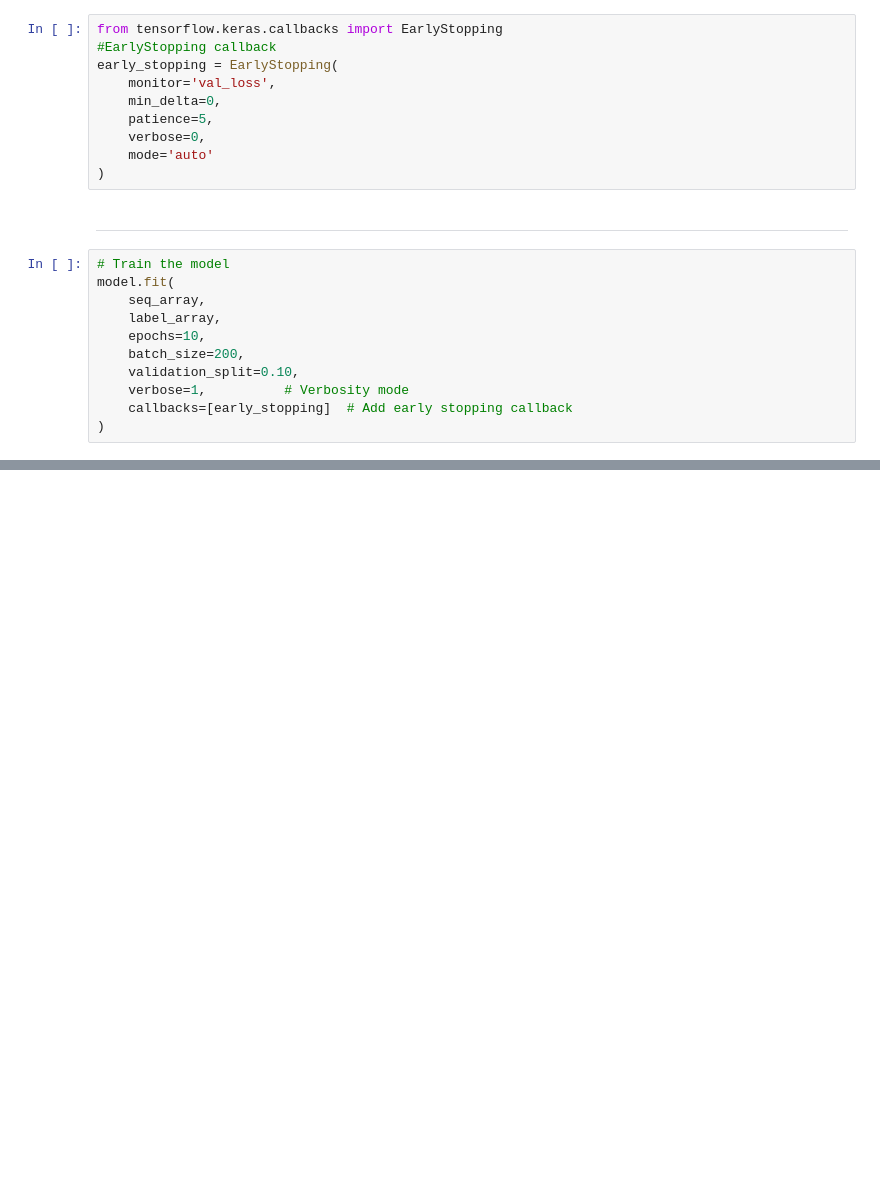
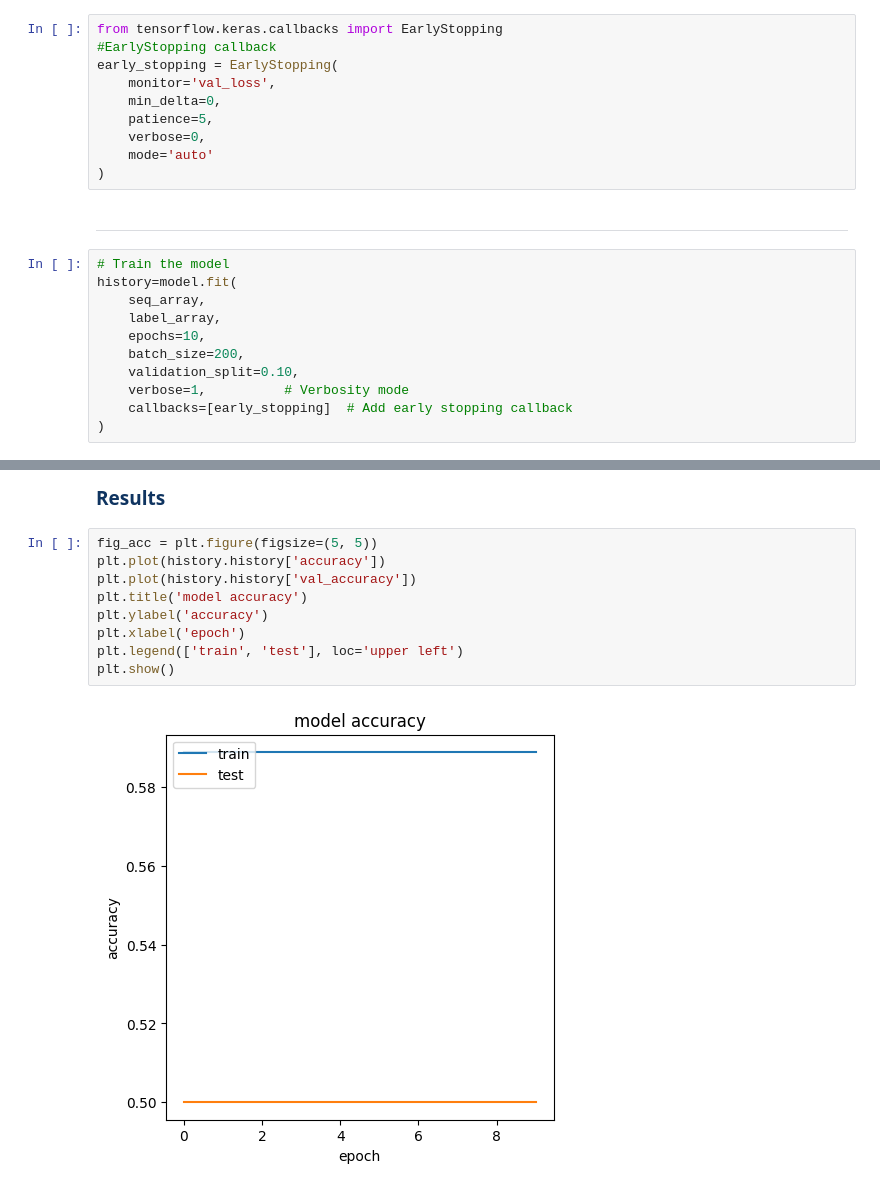
Before and after one commit to Zyad-Abdelhafiz/Elevator-Predictive-Maintenance, a Jupyter notebook: EPM.ipynb, the cells around one changed output, grey strips where cells are left out. Drawn from its saved outputs; the diff is of its cells as text; blank space fills up the shorter version.

Commit message:
Results

```diff
--- a/EPM.ipynb
+++ b/EPM.ipynb
@@ -371,7 +371,7 @@ early_stopping = EarlyStopping(
 <hr>
 # %%
 # Train the model
-model.fit(
+history=model.fit(
     seq_array,
     label_array,
     epochs=10,
@@ -398,0 +404,13 @@ Epoch 7/10
+# %% [markdown]
+<span style="color:#0F3460;font-size:19px; font-weight: bold;">Results</span>
+# %%
+fig_acc = plt.figure(figsize=(5, 5))
+plt.plot(history.history['accuracy'])
+plt.plot(history.history['val_accuracy'])
+plt.title('model accuracy')
+plt.ylabel('accuracy')
+plt.xlabel('epoch')
+plt.legend(['train', 'test'], loc='upper left')
+plt.show()
+# %% [output]
+[figure, added]
```
Also changed, not shown: parts of 9 cells of this notebook.
